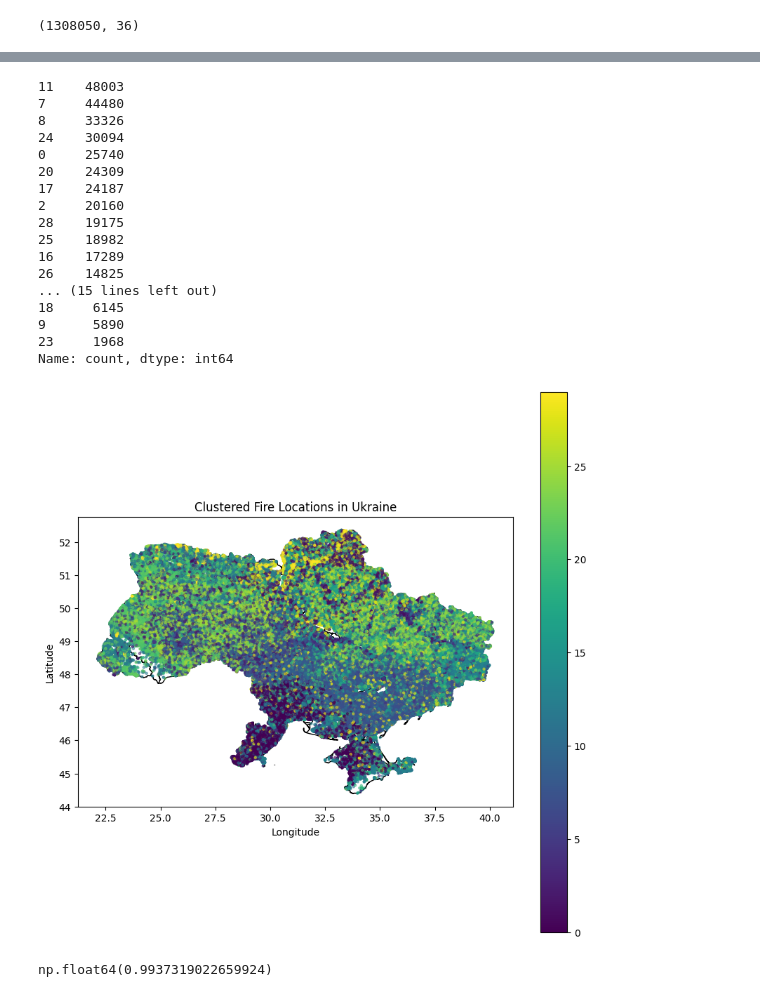
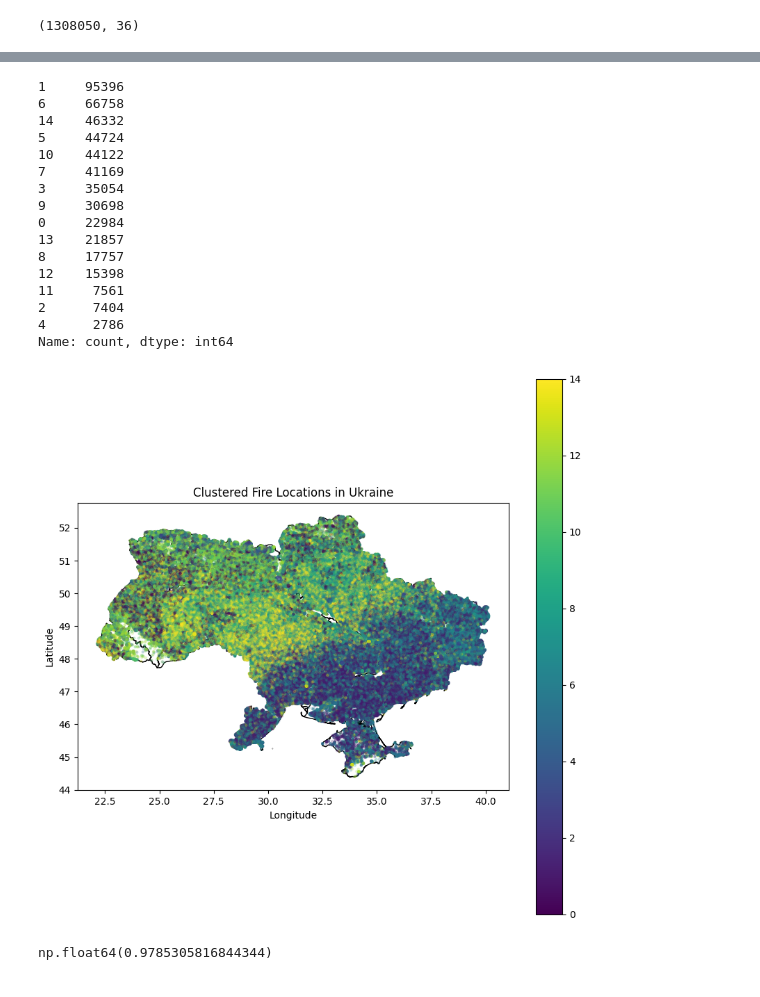
Before and after one commit to GianMan89/war-fire-model, a Jupyter notebook: clustering.ipynb, the cells around one changed output, grey strips where cells are left out. Saved outputs shown, nothing was run; the diff lists cells and outputs as text; code cells hidden in the pictures.

```diff
--- a/clustering.ipynb
+++ b/clustering.ipynb
@@ -15,16 +36,13 @@ print(X.shape)
 # Lets drop the columns that are not needed
 columns_to_drop = [
        'ACQ_TIME', 'OBLAST_ID',
-       'GRID_CELL', 'GRID_CELL_NEIGHBOR_100km', 'FIRE_COUNT_CELL_NEIGHBOR_100km',
-       'GRID_CELL_NEIGHBOR_10km', 'FIRE_COUNT_CELL_NEIGHBOR_10km',
-       'FIRE_COUNT_OBLAST', 'FIRE_COUNT_CELL_AVG_7D',
-       'FIRE_COUNT_CELL_NEIGHBOR_100km_AVG_7D',
-       'FIRE_COUNT_CELL_NEIGHBOR_10km_AVG_7D', 'FIRE_COUNT_OBLAST_AVG_7D',
+       'GRID_CELL', 'GRID_CELL_NEIGHBOR_100km',
+       'GRID_CELL_NEIGHBOR_10km',
+       'FIRE_COUNT_OBLAST',
+       'FIRE_COUNT_OBLAST_AVG_7D',
        'FIRE_COUNT_CELL_AVG_30D', 'FIRE_COUNT_CELL_NEIGHBOR_100km_AVG_30D',
        'FIRE_COUNT_CELL_NEIGHBOR_10km_AVG_30D', 'FIRE_COUNT_OBLAST_AVG_30D',
        'POP_DENSITY_CELL_NEIGHBOR_100km_AVG',
-       'POP_DENSITY_CELL_NEIGHBOR_10km_AVG', 'LAND_USE_CLASS_1',
-       'LAND_USE_CLASS_2', 'LAND_USE_CLASS_3', 'LAND_USE_CLASS_4',
        'LAND_USE_CLASS_1_NEIGHBOR_100km_AVG',
        'LAND_USE_CLASS_2_NEIGHBOR_100km_AVG',
        'LAND_USE_CLASS_3_NEIGHBOR_100km_AVG',
@@ -99,7 +117,7 @@ X_pre_pca_sample = X_pre_pca.loc[sample_indices]
 # Use a clustering algorithm where I can specify the number of clusters
 from sklearn.cluster import KMeans
 
-kmeans = KMeans(n_clusters=30)
+kmeans = KMeans(n_clusters=15)
 kmeans.fit(X_pre_pca_sample)
 
 # Get the labels of the clusters
@@ -109,54 +127,53 @@ y_labels = kmeans.labels_
 cluster_sizes = pd.Series(kmeans.labels_).value_counts()
 cluster_sizes
 # %% [output]
-11    48003
-7     44480
-8     33326
-24    30094
-0     25740
-20    24309
-17    24187
-2     20160
-28    19175
-25    18982
-16    17289
-26    14825
-... (15 lines left out)
-18     6145
-9      5890
-23     1968
+1     95396
+6     66758
+14    46332
+5     44724
+10    44122
+7     41169
+3     35054
+9     30698
+0     22984
+13    21857
+8     17757
+12    15398
+11     7561
+2      7404
+4      2786
 Name: count, dtype: int64
 # %%
 import geopandas as gpd
 
 import matplotlib.pyplot as plt
 
 # Load the shapefile containing the administrative borders of Ukraine
 ukraine_borders = gpd.read_file('input_data/raw/ukr_borders/ua.shp')
 
 # Ensure the aggregated_data_sample is a GeoDataFrame
 aggregated_data_sample_gdf = gpd.GeoDataFrame(X_ts_pre_sample, geometry=gpd.points_from_xy(X_ts_pre_sample.LONGITUDE, X_ts_pre_sample.LATITUDE))
 
 # Set the same coordinate reference system (CRS) for both GeoDataFrames
 aggregated_data_sample_gdf.set_crs(epsg=4326, inplace=True)
 ukraine_borders.set_crs(epsg=4326, inplace=True)
 
 # Add cluster labels to the GeoDataFrame
 aggregated_data_sample_gdf['cluster'] = y_labels
 
 # Select only samples with certain cluster labels
 # aggregated_data_sample_gdf = aggregated_data_sample_gdf[aggregated_data_sample_gdf['cluster'].isin([0])]
 
 # Plot the Ukraine map and the clustered samples
 fig, ax = plt.subplots(figsize=(10, 10))
 ukraine_borders.plot(ax=ax, color='white', edgecolor='black')
-aggregated_data_sample_gdf.plot(ax=ax, column='cluster', cmap='viridis', markersize=5, alpha=0.5, legend=True)
+aggregated_data_sample_gdf.plot(ax=ax, column='cluster', cmap='viridis', markersize=5, alpha=0.2, legend=True)
 plt.title('Clustered Fire Locations in Ukraine')
 plt.xlabel('Longitude')
 plt.ylabel('Latitude')
 plt.show()
 # %% [output]
-[figure, old version]
+[figure, new version]
 # %%
 # Lets train a model to predict the cluster labels
 from sklearn.ensemble import RandomForestClassifier
@@ -167,7 +184,7 @@ from sklearn.metrics import balanced_accuracy_score
 X_pre_train, X_pre_test, y_pre_train, y_pre_test = train_test_split(X_pre_pca_sample, y_labels, test_size=0.2)
 
 # Train a Random Forest classifier
-rf = RandomForestClassifier(n_estimators=100)
+rf = RandomForestClassifier(n_estimators=10)
 rf.fit(X_pre_train, y_pre_train)
 
 # Predict the cluster labels
@@ -180,7 +197,7 @@ y_pre_pred = np.argmax(y_pre_proba, axis=1)
 balanced_accuracy = balanced_accuracy_score(y_pre_test, y_pre_pred)
 balanced_accuracy
 # %% [output]
-np.float64(0.9937319022659924)
+np.float64(0.9785305816844344)
 # %%
 # Apply the scaler and PCA to X_post data
 X_post_scaled = scaler.transform(X_post)
```
Also changed, not shown: parts of 12 cells of this notebook.
